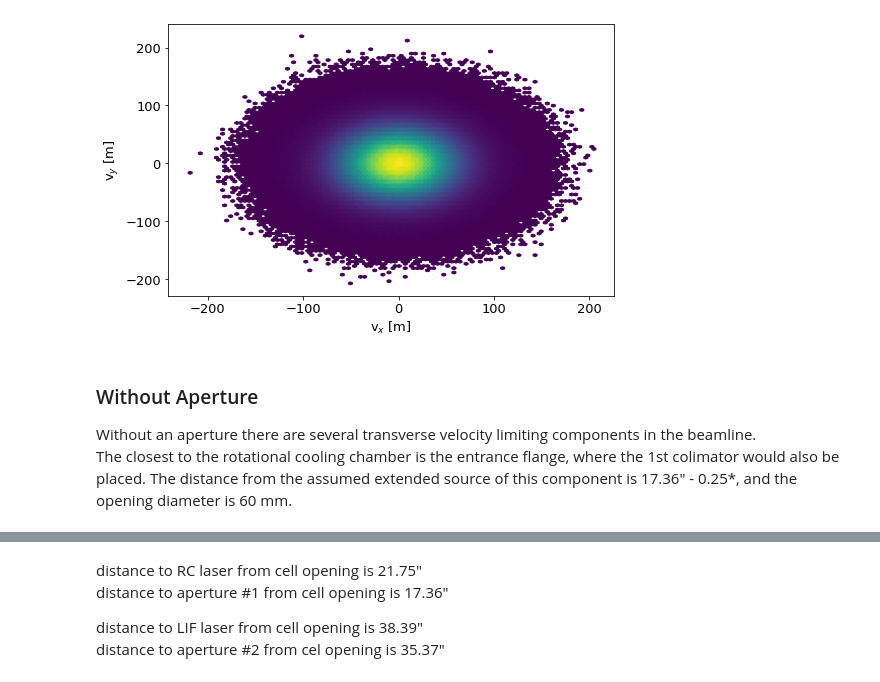
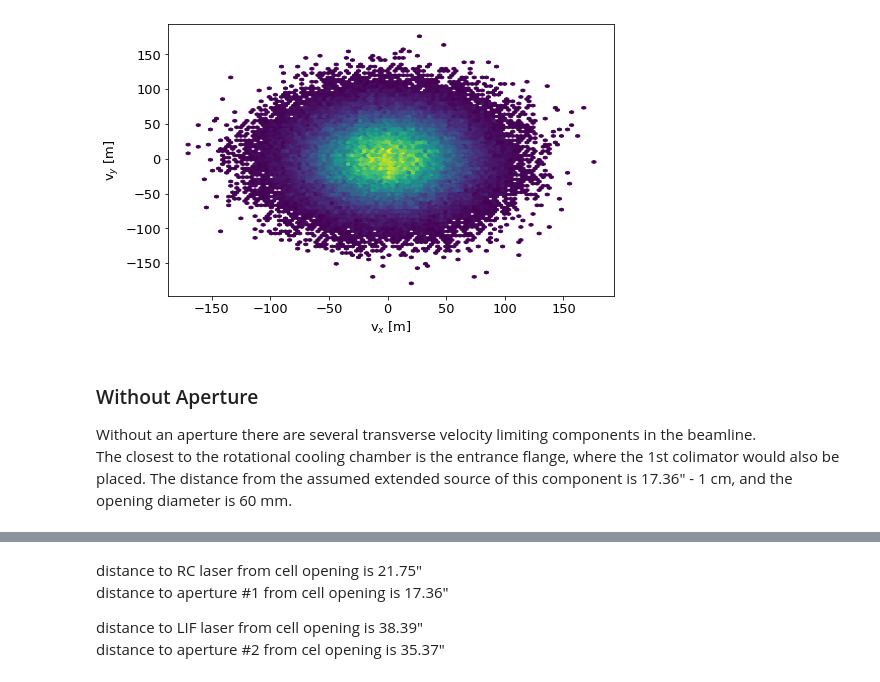
Before and after one commit to ograsdijk/CeNTREX-notebooks, a Jupyter notebook: rotational cooling/Aperture Calculation.ipynb, the cells around one changed output, grey strips where cells are left out. Saved outputs shown, nothing was run; the diff lists cells and outputs as text; code cells hidden in the pictures.

```diff
--- a/rotational cooling/Aperture Calculation.ipynb
+++ b/rotational cooling/Aperture Calculation.ipynb
@@ -45,7 +36,7 @@ def generate_random_transverse_velocities(size):
     v_transverse = np.random.multivariate_normal([0,0],np.array([[vt_sigma**2,0],[0,vt_sigma**2]]),size).T
     return v_transverse
 # %%
-size = int(1e7)
+size = int(1e8)
 coords = generate_random_coords(size)
 v_z = generate_random_longitudinal_velocities(size)
 v_x, v_y = generate_random_transverse_velocities(size)
@@ -79,17 +70,17 @@ set_fontsize(ax, 13)
 # %%
 fig, ax = plt.subplots(figsize = (8,5))
-ax.hexbin(v_x, v_y, mincnt = 1)
+ax.hexbin(v_x[:int(1e5)], v_y[:int(1e5)], mincnt = 1)
 ax.set_xlabel(r'v$_x$ [m]')
 ax.set_ylabel(r'v$_y$ [m]')
 
 set_fontsize(ax, 13)
 # %% [output]
-[figure, old version]
+[figure, new version]
 # %% [markdown]
 ### Without Aperture
 Without an aperture there are several transverse velocity limiting components in the beamline.
 The closest to the rotational cooling chamber is the entrance flange, where the 1st colimator would also be placed.
-The distance from the assumed extended source of this component is 17.36" - 0.25*, and the opening diameter is 60 mm.
+The distance from the assumed extended source of this component is 17.36" - 1 cm, and the opening diameter is 60 mm.
 # %%
 in_to_m = (units.imperial.inch).to(units.m)
 # %%
```
Also changed, not shown: parts of 24 cells of this notebook.
